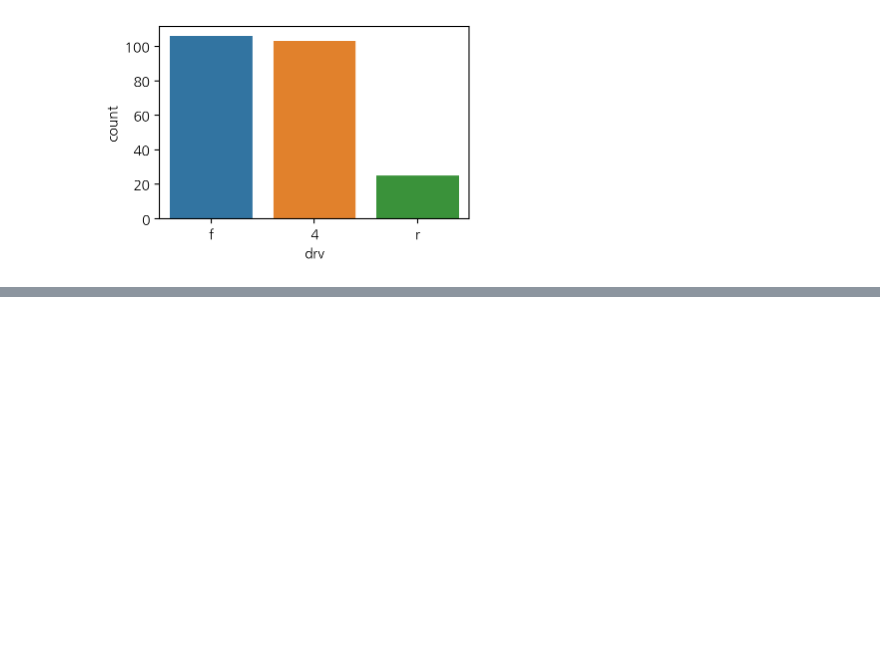
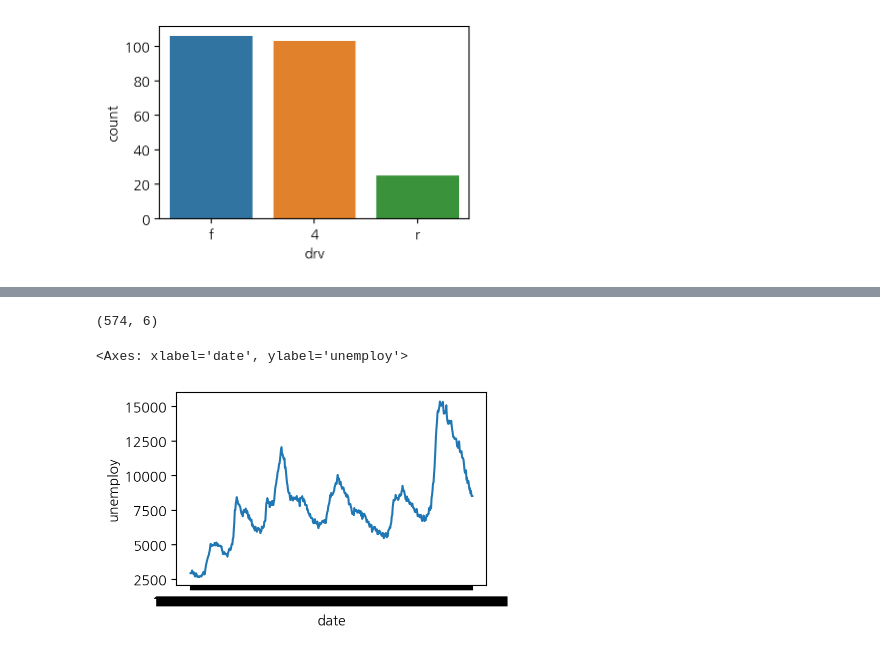
Before and after one commit to Acsr17107/2025-1-myclass-BDA, a Jupyter notebook: inclass/10w_B_wed_0507_easy_ch08.ipynb, the cells around one changed output, grey strips where cells are left out. Saved outputs shown, nothing was run; the diff lists cells and outputs as text; code cells hidden in the pictures; blank space fills up the shorter version.

```diff
--- a/inclass/10w_B_wed_0507_easy_ch08.ipynb
+++ b/inclass/10w_B_wed_0507_easy_ch08.ipynb
@@ -289,0 +326,3 @@ sns.countplot(data=mpg, x='drv', hue='drv')
+# %%
+eco = pd.read_csv('data/economics.csv')
+eco.info()
@@ -289,0 +352,9 @@ sns.countplot(data=mpg, x='drv', hue='drv')
+# %%
+eco.shape
+# %% [output]
+(574, 6)
+# %%
+sns.lineplot(data=eco, x='date', y='unemploy')
+# %% [output]
+<Axes: xlabel='date', ylabel='unemploy'>
+[figure, added]
```
Also changed, not shown: parts of 38 cells of this notebook.
